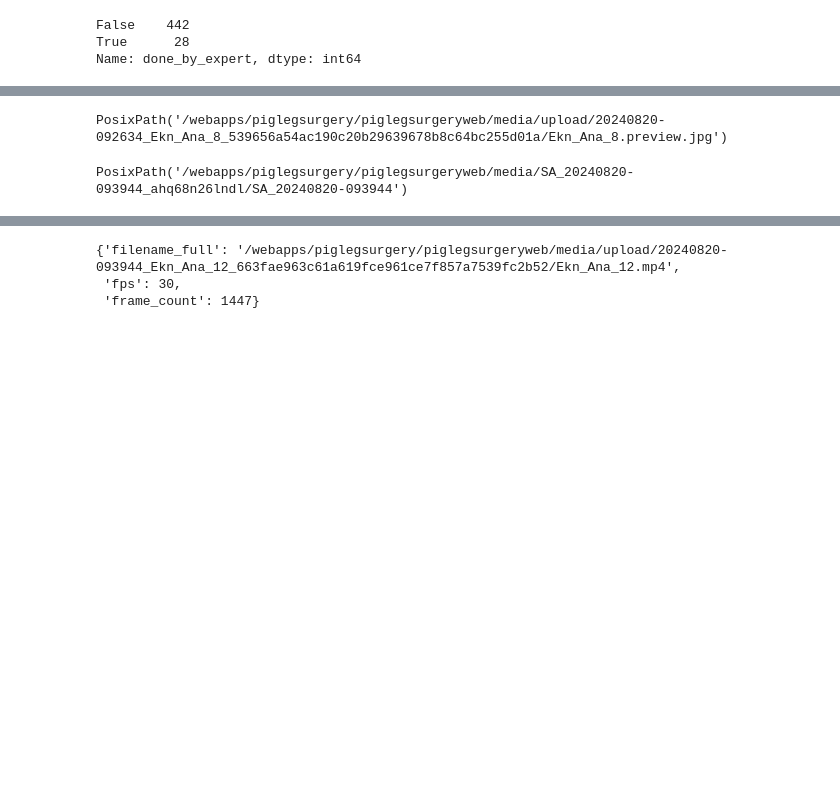
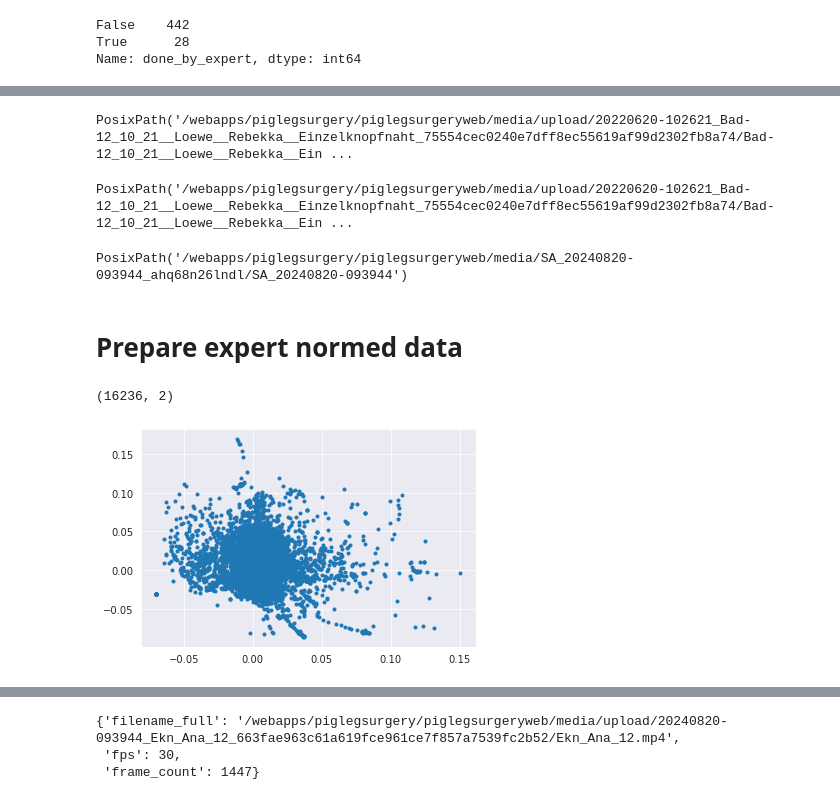
Before and after one commit to mjirik/surgeryanalyser, a Jupyter notebook: devel/2025-02_expert_trajectory_and_heatmap.ipynb, the cells around one changed output, grey strips where cells are left out. Drawn from its saved outputs; the diff is of its cells as text; code cells hidden in the pictures; blank space fills up the shorter version.

```diff
--- a/devel/2025-02_expert_trajectory_and_heatmap.ipynb
+++ b/devel/2025-02_expert_trajectory_and_heatmap.ipynb
@@ -45,13 +39,18 @@ def get_outputdir(patch:str):
 
     outputdir = outputdir.absolute().resolve()
     return outputdir, mediafile_path
+# %%
+fn = dfall[dfall["done_by_expert"]==False].filename.values[5]
+patch = Path(fn).stem
+patch
+outputdir, mediafile_path = get_outputdir(patch)
+outputdir
+mediafile_path
+# %% [output]
+PosixPath('/webapps/piglegsurgery/piglegsurgeryweb/media/upload/20220620-102621_Bad-12_10_21__Loewe__Rebekka__Einzelknopfnaht_75554cec0240e7dff8ec55619af99d2302fb8a74/Bad-12_10_21__Loewe__Rebekka__Ein ...
 # %%
-
-outputdir, mediafile_path = get_outputdir(patch)
-outputdir
-mediafile_path
 # %% [output]
-PosixPath('/webapps/piglegsurgery/piglegsurgeryweb/media/upload/20240820-092634_Ekn_Ana_8_539656a54ac190c20b29639678b8c64bc255d01a/Ekn_Ana_8.preview.jpg')
+PosixPath('/webapps/piglegsurgery/piglegsurgeryweb/media/upload/20220620-102621_Bad-12_10_21__Loewe__Rebekka__Einzelknopfnaht_75554cec0240e7dff8ec55619af99d2302fb8a74/Bad-12_10_21__Loewe__Rebekka__Ein ...
 # %%
 def compare_distributions_by_l2_distance(pts, points, bw_adjust1=1.0, bw_adjust2=1.0):
     # Compute both KDEs.
@@ -152,3 +151,13 @@ def compare_heatmaps_plot(
 outputdir
 # %% [output]
 PosixPath('/webapps/piglegsurgery/piglegsurgeryweb/media/SA_20240820-093944_ahq68n26lndl/SA_20240820-093944')
+# %% [markdown]
+# Prepare expert normed data
+# %%
+# the actual (old) stored values
+pts_gt = np.load(HEATMAP_EXPERT_POINTS_PATH)
+plt.plot(pts_gt[:,0], pts_gt[:,1], ".")
+pts_gt.shape
+# %% [output]
+(16236, 2)
+[figure, added]
```
Also changed, not shown: parts of 4 cells of this notebook, 6 other files.
